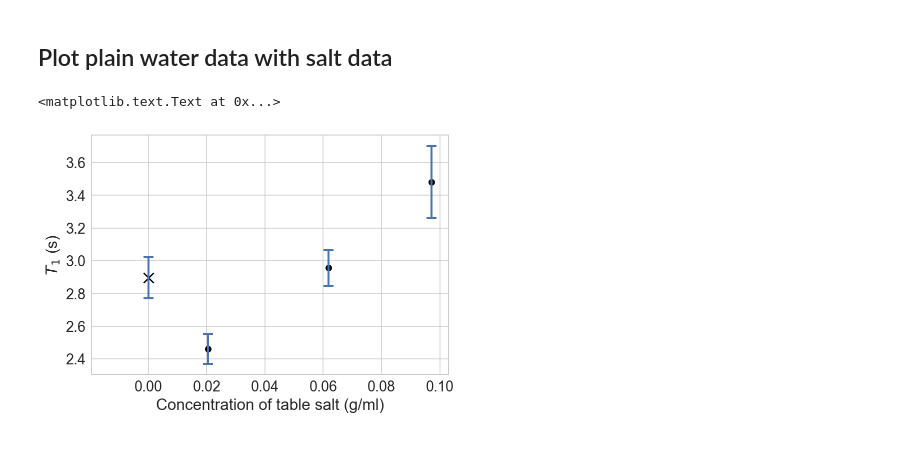
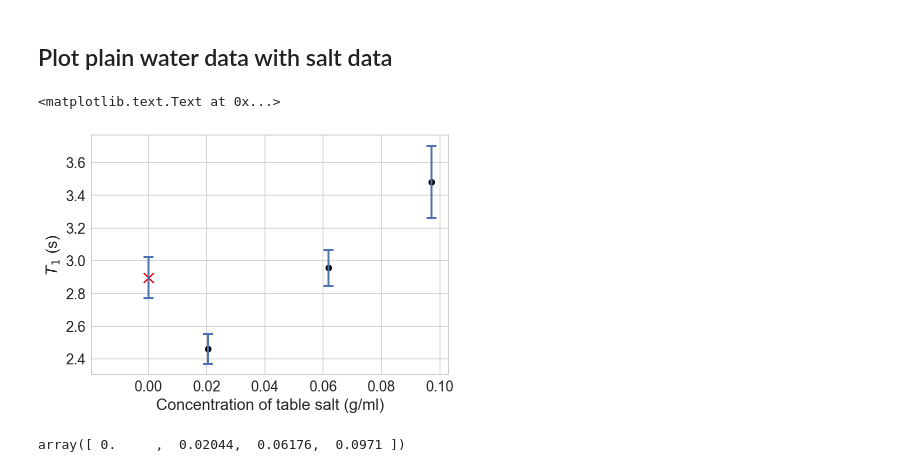
Before and after one commit to jackhong6/PHYS309, a Jupyter notebook: PHYS 309 Final Data Analysis 3.ipynb, the cells around one changed output. Cells and saved outputs as stored; diff of their text form; code cells hidden in the pictures.

```diff
--- a/PHYS 309 Final Data Analysis 3.ipynb
+++ b/PHYS 309 Final Data Analysis 3.ipynb
@@ -176,7 +176,7 @@ plot_peak_lims(pol_t0, data0, peak_lims0, ylims)
 [figure]
 [figure]
 # %%
-T1_0, uT1_0, chi2_0, popt_0, pcov_0 = \
+T1_0, uT1_0, chi2_0, avg_peak_areas_0, err_peak_areas_0, popt_0, pcov_0 = \
     get_T1(data0, pol_t0, peak_lims0, p0=[2.9, 7e6, 7e5])
 # %% [output]
 [figure]
@@ -206,7 +206,7 @@ plot_peak_lims(pol_t10, data10, peak_lims10, ylims10)
 [figure]
 [figure]
 # %%
-T1_10, uT1_10, chi2_10, popt_10, pcov_10 = \
+T1_10, uT1_10, chi2_10, avg_peak_areas_10, err_peak_areas_10, popt_10, pcov_10 = \
     get_T1(data10, pol_t10, peak_lims10, p0=[2.5, 1.4e6, 3e5])
 # %% [output]
 [figure]
@@ -236,7 +236,7 @@ plot_peak_lims(pol_t30, data30, peak_lims30, ylims30)
 [figure]
 [figure]
 # %%
-T1_30, uT1_30, chi2_30, popt_30, pcov_30 = \
+T1_30, uT1_30, chi2_30, avg_peak_areas_30, err_peak_areas_30, popt_30, pcov_30 = \
     get_T1(data30, pol_t30, peak_lims30, p0=[2.8, 1.5e6, 3e5])
 # %% [output]
 [figure]
@@ -266,7 +266,7 @@ plot_peak_lims(pol_t48, data48, peak_lims48, ylims48)
 [figure]
 [figure]
 # %%
-T1_48, uT1_48, chi2_48, popt_48, pcov_48 = \
+T1_48, uT1_48, chi2_48, avg_peak_areas_48, err_peak_areas_48, popt_48, pcov_48 = \
     get_T1(data48, pol_t48, peak_lims48, p0=[3.4, 1.3e6, 1e5])
 # %% [output]
 [figure]
@@ -350,16 +365,20 @@ xlabel('Solution')
 # %%
 salt_mass = array([0, 10.22, 30.88, 48.55])  # in grams
 conc = salt_mass / 500  # concentration of salt in g/ml
 T1_salt = [T1_0, T1_10,T1_30,T1_48]
 uT1_salt = [uT1_0, uT1_10,uT1_30,uT1_48]
 
-scatter(conc[0], T1_salt[0], marker='x', color='black', s=100)
+scatter(conc[0], T1_salt[0], marker='x', color='red', s=100)
 scatter(conc[1:], T1_salt[1:], marker='o', color='black', s=40)
 errorbar(conc, T1_salt, yerr=uT1_salt, linestyle='none', capsize=5, elinewidth=2, markeredgewidth=2)
 
 x = linspace(0, 0.12)
 xlabel('Concentration of table salt (g/ml)')
 ylabel('$T_1$ (s)')
 # %% [output]
 <matplotlib.text.Text at 0x...>
-[figure, old version]
+[figure, new version]
+# %%
+conc
+# %% [output]
+array([ 0.     ,  0.02044,  0.06176,  0.0971 ])
```
Also changed, not shown: parts of 6 cells of this notebook.
